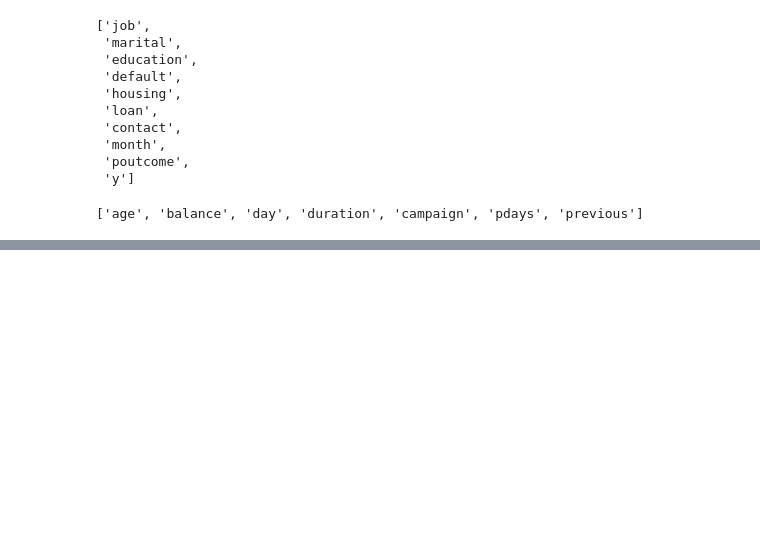
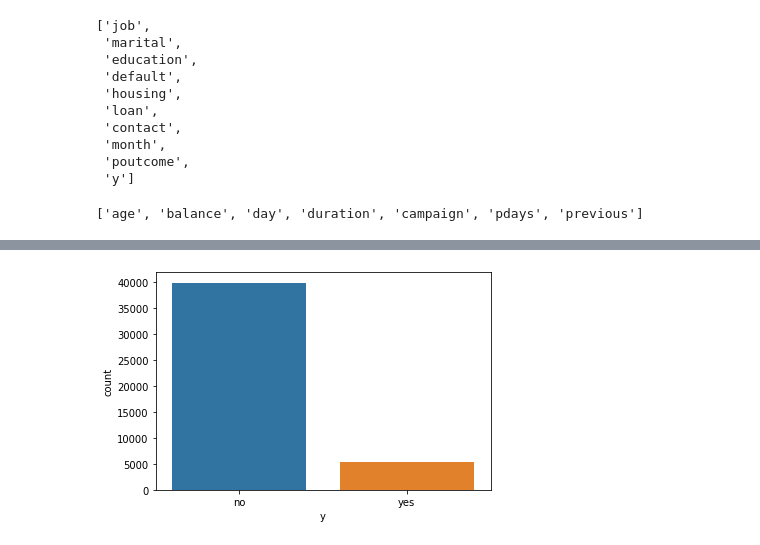
Before and after one commit to dongrepranali/Bank-Marketing-Effectiveness-Prediction, a Jupyter notebook: Bank_Marketing_Effectiveness_Prediction_Capstone_Project.ipynb, the cells around one changed output, grey strips where cells are left out. Saved outputs shown, nothing was run; the diff lists cells and outputs as text; code cells hidden in the pictures; blank space fills up the shorter version.

```diff
--- a/Bank_Marketing_Effectiveness_Prediction_Capstone_Project.ipynb
+++ b/Bank_Marketing_Effectiveness_Prediction_Capstone_Project.ipynb
@@ -228,0 +239,5 @@ continuous_feature
+# %%
+# Visualize the target variable
+g = sns.countplot(df['y'])
+# %% [output]
+[figure, added]
```
Also changed, not shown: parts of 21 cells of this notebook.
